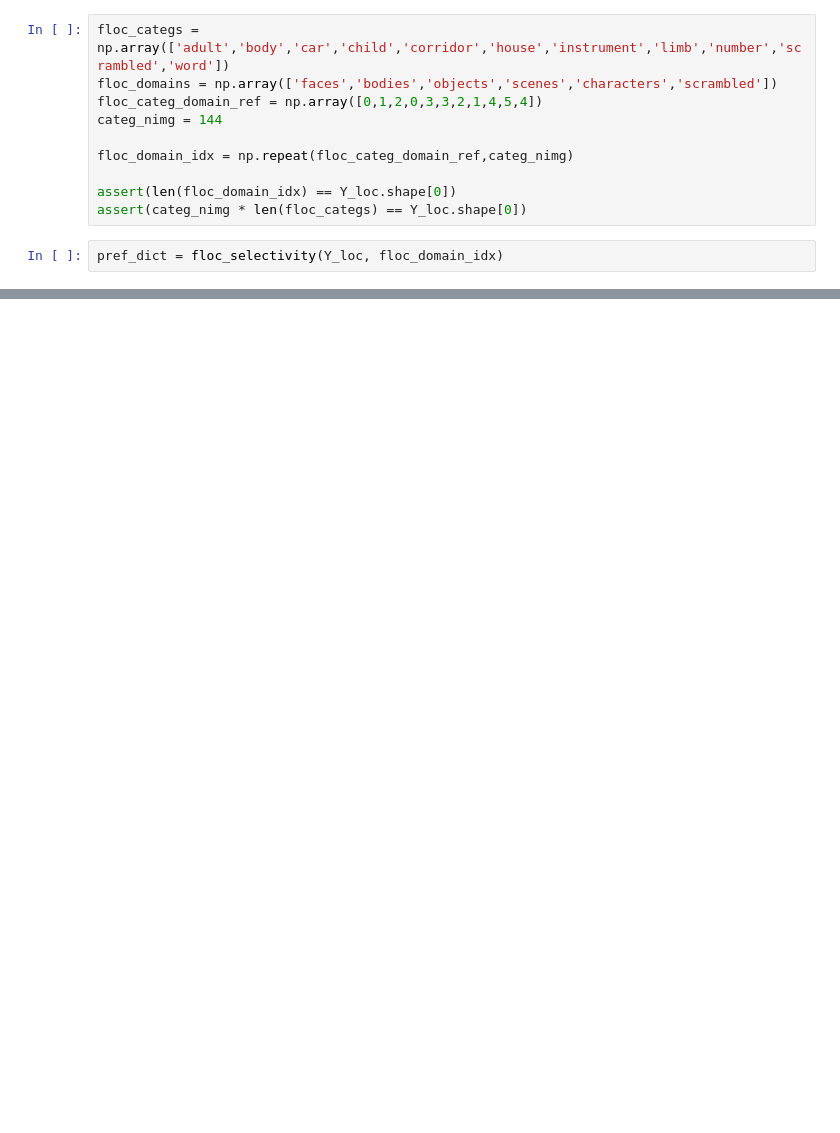
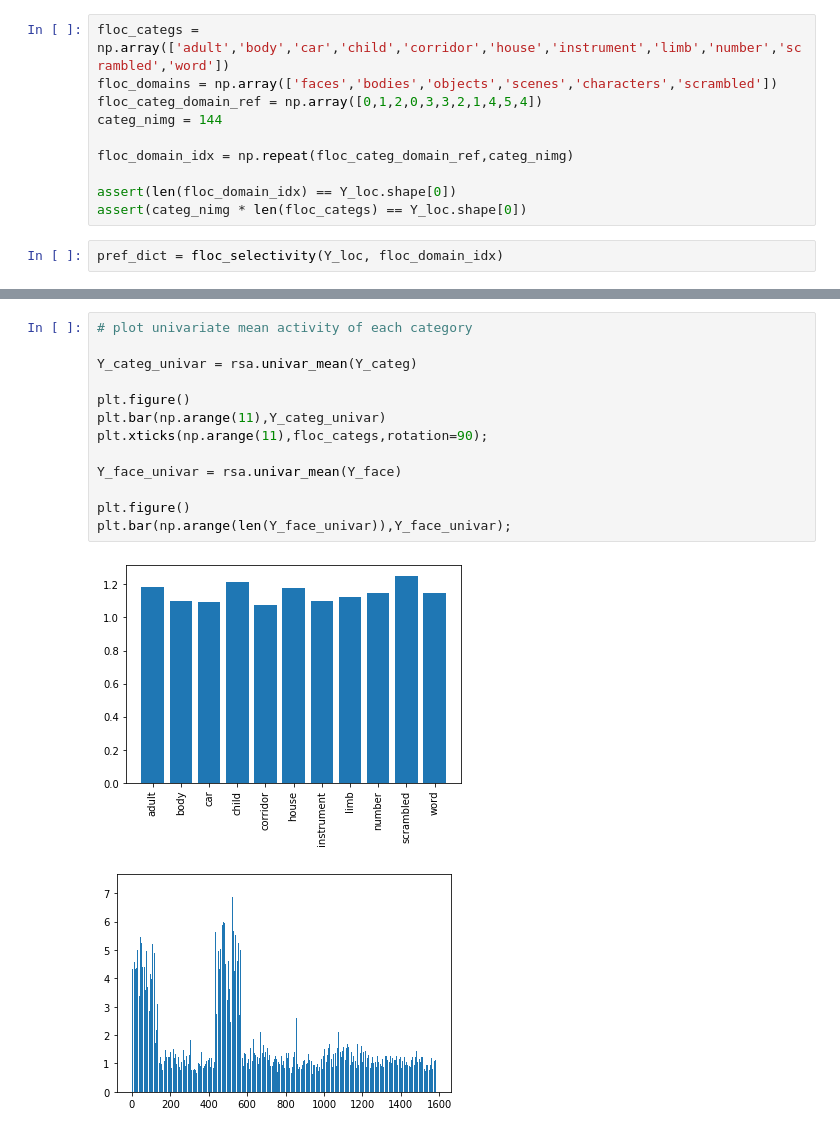
Before and after one commit to jacob-prince/RotspaceIT, a Jupyter notebook: notebooks/n04_rsatools.ipynb, the cells around one changed output, grey strips where cells are left out. Drawn from its saved outputs; the diff is of its cells as text; blank space fills up the shorter version.

```diff
--- a/notebooks/n04_rsatools.ipynb
+++ b/notebooks/n04_rsatools.ipynb
@@ -136,0 +162,16 @@ print(rsatools.rdvcorr_list(Y_face, Y_list, dist = 'euclidean'))
+# %%
+# plot univariate mean activity of each category
+
+Y_categ_univar = rsa.univar_mean(Y_categ)
+
+plt.figure()
+plt.bar(np.arange(11),Y_categ_univar)
+plt.xticks(np.arange(11),floc_categs,rotation=90);
+
+Y_face_univar = rsa.univar_mean(Y_face)
+
+plt.figure()
+plt.bar(np.arange(len(Y_face_univar)),Y_face_univar);
+# %% [output]
+[figure, added]
+[figure, added]
```
Also changed, not shown: parts of 10 cells of this notebook, 1 other file.
